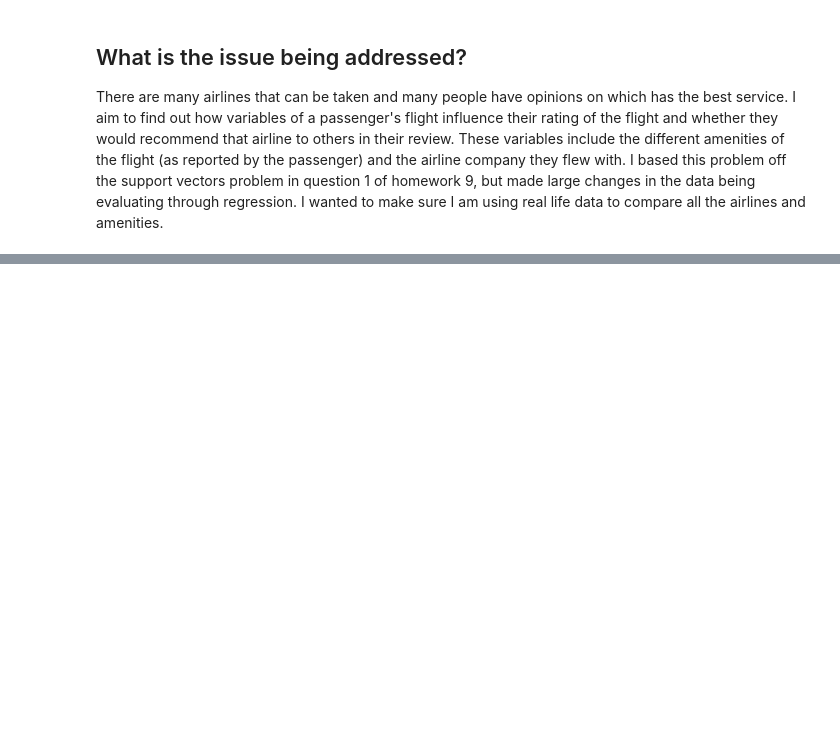
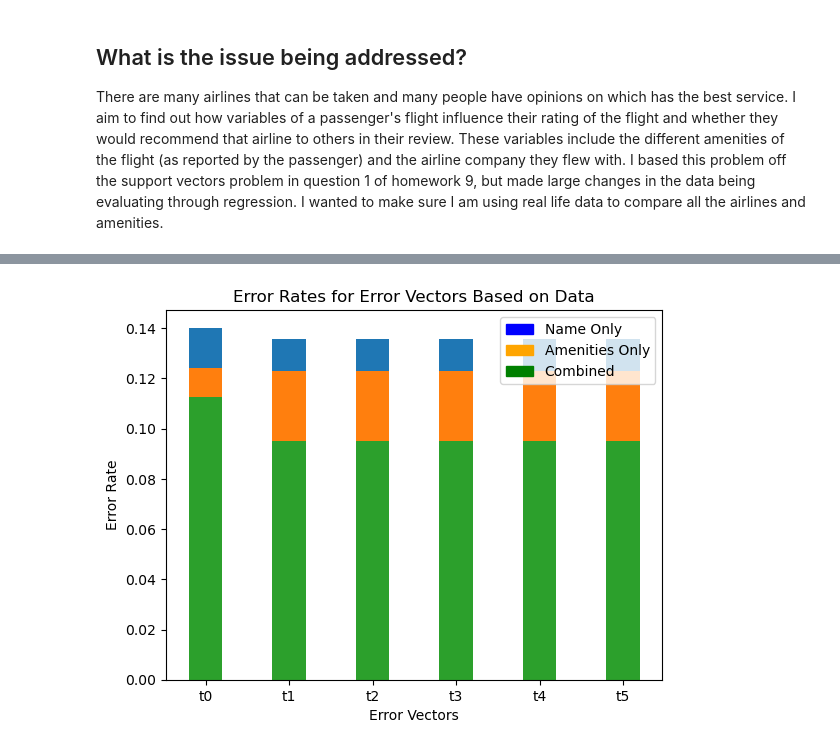
Before and after one commit to ztcollins/airlines, a Jupyter notebook: main.ipynb, the cells around one changed output, grey strips where cells are left out. Cells and saved outputs as stored; diff of their text form; code cells hidden in the pictures; blank space fills up the shorter version.

```diff
--- a/main.ipynb
+++ b/main.ipynb
@@ -49,0 +478,6 @@ The data that is scraped from the Github is consistently updated.
+# %%
+#extract the useful data
+errvec_only_airlines = m['errvec'].records
+error_rate_only_airlines = m['errorrate'].records
+gsolns_only_airlines = m['gsolns'].records
+wsolns_only_airlines = m['wsolns'].pivot()
@@ -49,0 +486,15 @@ The data that is scraped from the Github is consistently updated.
+# %%
+#set up GAMS exchange for split_airlines
+m = gams.exchange_container
+
+i = m.addSet('i',records=split_airlines.index)
+cols = m.addSet('cols', records=split_airlines.columns)
+data = m.addParameter('data',[i,'*'],records=gams.from2dim(split_airlines))
+wsolns = m.addParameter('wsolns',['*',cols])
+gsolns = m.addParameter('gsolns',['*'])
+
+trials = m.addSet('trials', records=['t0','t1','t2','t3','t4','t5'])
+errvec = m.addParameter('errvec',[trials])
+error_rate = m.addParameter('errorrate')
+
+%gams parameter A(i,cols); A(i,cols) = data(i,cols)
@@ -49,0 +625,6 @@ The data that is scraped from the Github is consistently updated.
+# %%
+#extract the useful data
+errvec_split_airlines = m['errvec'].records
+error_rate_split_airlines = m['errorrate'].records
+gsolns_split_airlines = m['gsolns'].records
+wsolns_split_airlines = m['wsolns'].pivot()
@@ -49,0 +643,15 @@ The data that is scraped from the Github is consistently updated.
+# %%
+#choosing my C value and error rates
+colors = {'Name Only':'blue', 'Amenities Only':'orange', 'Combined':'green'}
+labels = ['Name Only', 'Amenities Only', 'Combined']
+handles = [plt.Rectangle((0,0),1,1, color=colors[label]) for label in labels]
+plt.legend(handles, labels)
+plt.xlabel("Error Vectors")
+plt.ylabel("Error Rate")
+plt.title("Error Rates for Error Vectors Based on Data")
+
+airlineNameErrorBar = plt.bar(errvec_only_airlines['trials'], errvec_only_airlines['value'], width = 0.4)
+airlineAmenityErrorBar = plt.bar(errvec_no_airlines['trials'], errvec_no_airlines['value'], width = 0.4)
+splitErrorBar = plt.bar(errvec_split_airlines['trials'], errvec_split_airlines['value'], width = 0.4)
+# %% [output]
+[figure, added]
```
Also changed, not shown: parts of 40 cells of this notebook, 4 other files.
